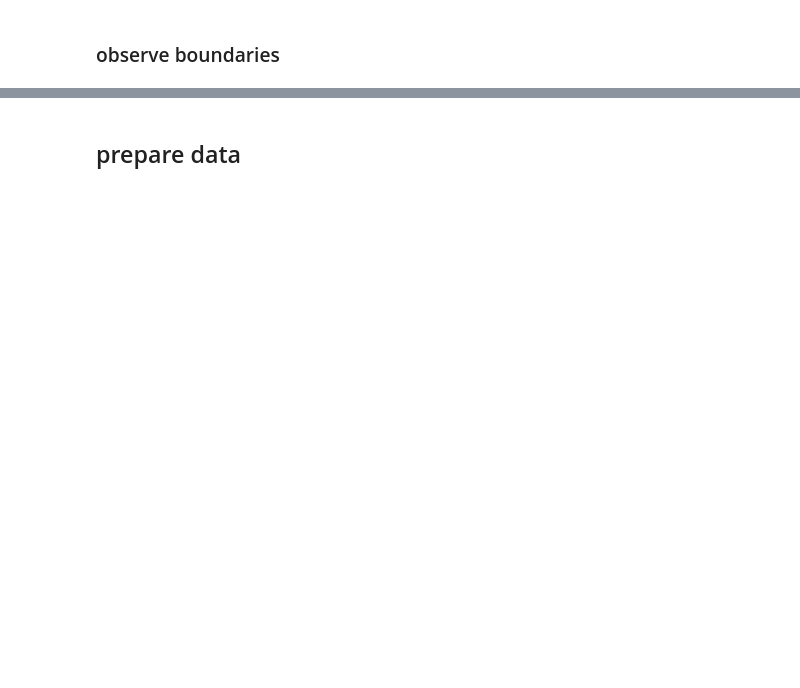
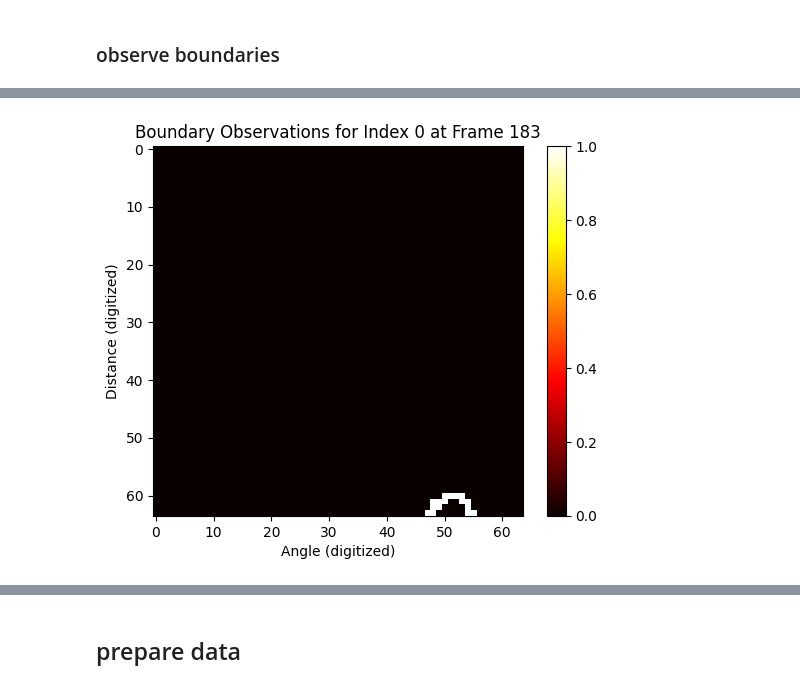
Before and after one commit to jackkoo1207/zebrafish1, a Jupyter notebook: CNN.ipynb, the cells around one changed output, grey strips where cells are left out. Cells and saved outputs as stored; diff of their text form; code cells hidden in the pictures; blank space fills up the shorter version.

```diff
--- a/CNN.ipynb
+++ b/CNN.ipynb
@@ -79,6 +93,10 @@ def initialize_observation_maps(N, grid_size):
     # Initialize the observation maps in a single frame
     obs_maps = np.zeros((N, 4, grid_size, grid_size))
     return obs_maps
+def initialize_observation_maps_index(T, grid_size):
+    # Initialize the observation maps for a specific index of fish in all frames
+    obs_maps = np.zeros((T, 4, grid_size, grid_size))
+    return obs_maps
 
 # initialize the observation maps for all frames for training
 obs_maps = initialize_observation_maps_allFrame(N, T, grid_size)
@@ -87,6 +105,10 @@ print("obs_maps.shape:", obs_maps.shape)
 # test observation maps for a single frame (e.g., frame 0)
 obs_maps_single_frame = initialize_observation_maps(N, grid_size)
 print("obs_maps_single_frame.shape:", obs_maps_single_frame.shape)
+
+# test observation maps for a specific index of fish in all frames (e.g., index 0)
+obs_maps_index = initialize_observation_maps_index(T, grid_size)
+print("obs_maps_index.shape:", obs_maps_index.shape)
 # %% [output]
 midline.shape: (19526, 100, 3, 2)
 obs_maps.shape: (19526, 100, 4, 64, 64)
@@ -239,0 +490,17 @@ plt.show()
+# %%
+count = 0
+for i in range(midline.shape[0]):
+    #print(f"Frame {i}:")
+    # check if the boundary is observed
+    if np.any(obs_maps_index[i, 3, :, :]):
+        if count >= 5:  # Show only the first 5 frames where the boundary is observed
+            plt.imshow(obs_maps_index[i, 3, :, :], cmap='hot', interpolation='nearest')
+            plt.title(f'Boundary Observations for Index {index} at Frame {i}')
+            plt.xlabel('Angle (digitized)')
+            plt.ylabel('Distance (digitized)')
+            plt.colorbar()
+            plt.show()
+            break
+        count += 1
+# %% [output]
+[figure, added]
```
Also changed, not shown: parts of 11 cells of this notebook, 2 other files.
